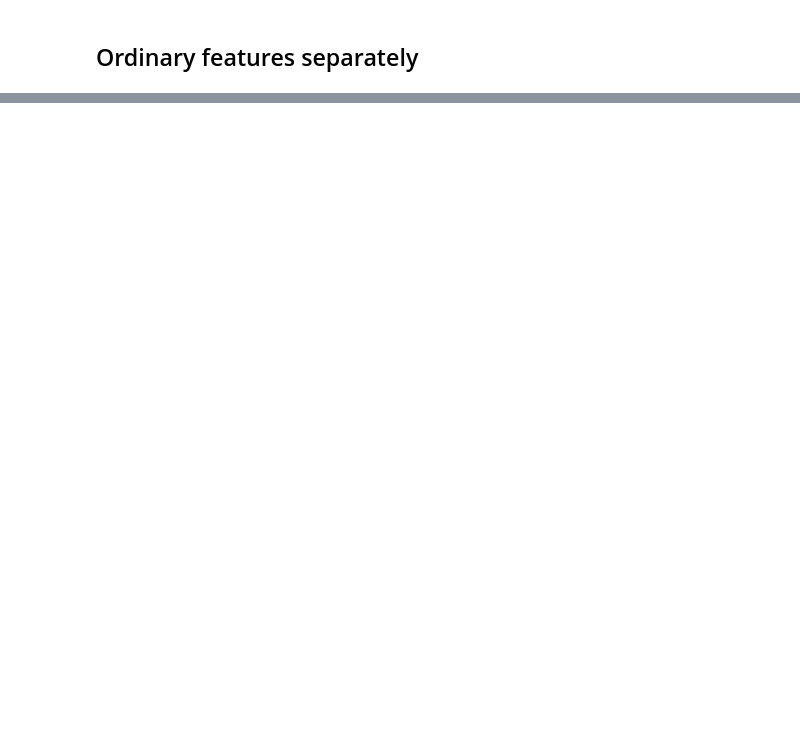
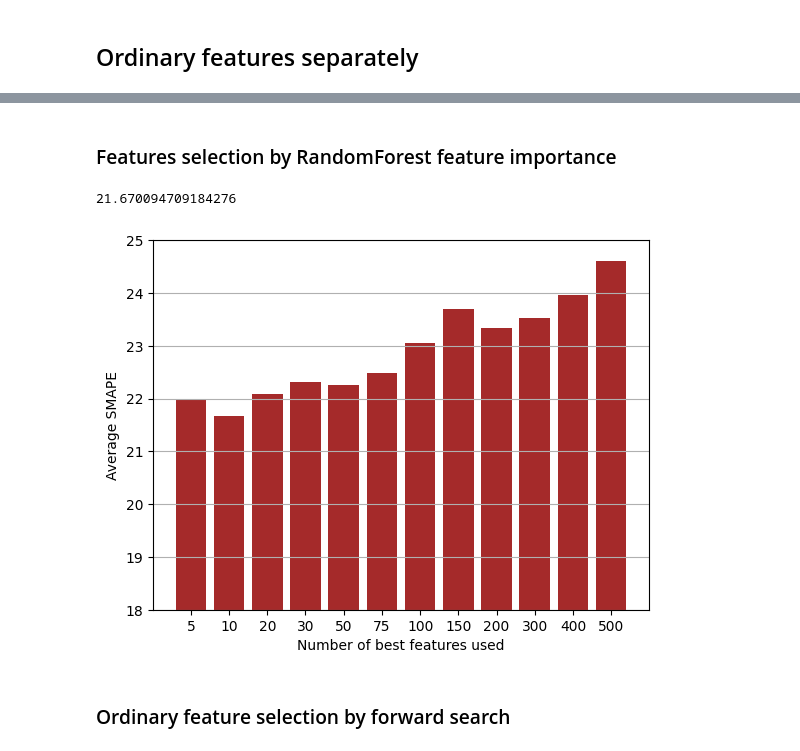
Before and after one commit to altairje/Meta-Algorithm-ATM, a Jupyter notebook: Feature_extraction.ipynb, the cells around one changed output, grey strips where cells are left out. Drawn from its saved outputs; the diff is of its cells as text; code cells hidden in the pictures; blank space fills up the shorter version.

```diff
--- a/Feature_extraction.ipynb
+++ b/Feature_extraction.ipynb
@@ -401,0 +381,2 @@ ord_features.to_csv('Ordinary_features.csv')
+# %%
+df.drop(['Unnamed: 0', 'Unnamed: 0.1'], axis=1,  inplace=True)
@@ -401,0 +391,4 @@ ord_features.to_csv('Ordinary_features.csv')
+# %%
+best_model_df = df.groupby('naming_orig').apply(lambda x: x.loc[x['SMAPE'].idxmin()][['naming_orig','model_name']])
+best_model_df.reset_index(drop= True , inplace= True )
+best_model_df['model_name'].value_counts()
@@ -401,0 +416,2 @@ ord_features.to_csv('Ordinary_features.csv')
+# %% [markdown]
+### Features selection by RandomForest feature importance
@@ -401,0 +436,46 @@ ord_features.to_csv('Ordinary_features.csv')
+# %%
+cv = 10
+scores_list = []
+num_best_features = [5, 10, 20, 30, 50, 75, 100, 150, 200, 300, 400, 500]
+
+for n in num_best_features:
+
+    best_features = clf_features[-n:]
+    best_features.append('naming_orig')
+    scores = []
+
+    X_train = df_merged_all.drop(['model_id', 'model_name'], axis=1)[best_features]
+    y_train = df_merged_all['model_id']
+
+    for i in range(cv):
+        X_train_cv, X_val_cv, y_train_cv, y_val_cv = train_test_split(X_train, y_train, test_size=0.3, shuffle=True, random_state=i+1)
+
+        clf = RandomForestClassifier(random_state=42, n_estimators = 100, max_depth=5)
+        clf.fit(X_train_cv.drop('naming_orig', axis=1), y_train_cv)
+        y_pred = clf.predict(X_val_cv.drop('naming_orig', axis=1))
+
+        errors = 0
+        sum = 0
+        for series, model_id in zip(X_val_cv['naming_orig'].to_list(), y_pred):
+            try:
+                sum+=df[(df['naming_orig'] == series)&(df['model_name'] == encoder.classes_[model_id])]['SMAPE'].to_list()[0]
+            except IndexError:
+                errors+=1
+
+        scores.append(sum/(X_val_cv.shape[0] - errors))
+
+    scores_list.append(np.mean(scores))
+# %%
+min(scores_list)
+# %% [output]
+21.670094709184276
+# %%
+plt.bar([str(x) for x in num_best_features], scores_list, color='brown')
+plt.ylim([18, 25])
+plt.xlabel('Number of best features used')
+plt.ylabel('Average SMAPE')
+plt.grid(axis='y')
+# %% [output]
+[figure, added]
+# %% [markdown]
+### Ordinary feature selection by forward search
```
Also changed, not shown: parts of 44 cells of this notebook, 4 other files.
